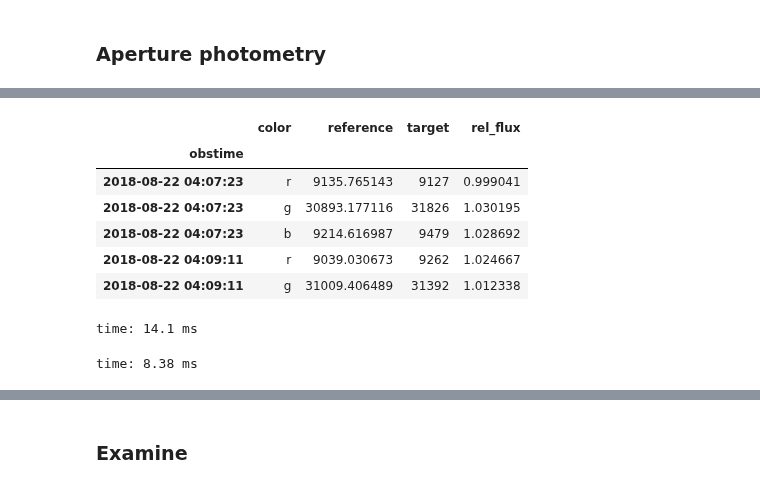
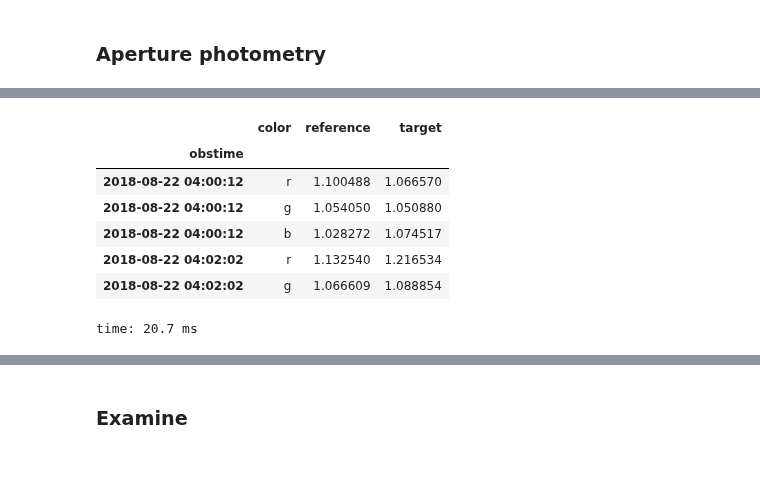
Before and after one commit to panoptes/panoptes-pipeline, a Jupyter notebook: notebooks/processing/PIAA-Build-Reference-PSC.ipynb, the cells around one changed output, grey strips where cells are left out. Saved outputs shown, nothing was run; the diff lists cells and outputs as text; code cells hidden in the pictures.

```diff
--- a/notebooks/processing/PIAA-Build-Reference-PSC.ipynb
+++ b/notebooks/processing/PIAA-Build-Reference-PSC.ipynb
@@ -108,3 +144,3 @@ time: 5.52 ms
 # %%
-num_refs = 10
+num_refs = 100
 # %% [output]
@@ -179,7 +223,7 @@ lc0 = pipeline.get_aperture_sums(
     ideal_psc,
     image_times,
     aperture_size=aperture_size,
-    plot_apertures=True,
+#     plot_apertures=True,
     aperture_fn=os.path.join(base_dir, 'apertures', f'{ticid}')
 )
 # %% [output]
@@ -199,3 +242,0 @@ time: 8.14 ms
-# %%
-lc0['rel_flux'] = sigma_clip(lc0.target / lc0.reference).filled(99)
-lc0 = lc0.loc[lc0.rel_flux != 99]
@@ -203,0 +256,11 @@ time: 12.9 ms
+# %%
+for field in ['reference', 'target']:
+    color_normer = lc0.groupby('color')[field].apply(lambda x: np.mean(x))
+
+    for color, normalizer in color_normer.iteritems():
+        print(f"{field} {color} μ={normalizer:.04f}")
+
+        # Get the raw values
+        raw_values = lc1.loc[lc1.color == color, (field)]
+
+        lc1.loc[lc1.color == color, (f'{field}')] = raw_values / normalizer
@@ -204,15 +275,11 @@ time: 12.9 ms
 # %%
-lc0.head()
+lc1.head()
 # %% [output]
-|  | color | reference | target | rel_flux |
-| obstime |  |  |  |  |
-| 2018-08-22 04:07:23 | r | 9135.765143 | 9127 | 0.999041 |
-| 2018-08-22 04:07:23 | g | 30893.177116 | 31826 | 1.030195 |
-| 2018-08-22 04:07:23 | b | 9214.616987 | 9479 | 1.028692 |
-| 2018-08-22 04:09:11 | r | 9039.030673 | 9262 | 1.024667 |
-| 2018-08-22 04:09:11 | g | 31009.406489 | 31392 | 1.012338 |
+|  | color | reference | target |
+| obstime |  |  |  |
+| 2018-08-22 04:00:12 | r | 1.100488 | 1.066570 |
+| 2018-08-22 04:00:12 | g | 1.054050 | 1.050880 |
+| 2018-08-22 04:00:12 | b | 1.028272 | 1.074517 |
+| 2018-08-22 04:02:02 | r | 1.132540 | 1.216534 |
+| 2018-08-22 04:02:02 | g | 1.066609 | 1.088854 |
-time: 14.1 ms
+time: 20.7 ms
-# %%
-color_normer = lc0[lc0.rel_flux != 99].groupby('color').rel_flux.apply(lambda x: np.median(x))
-# %% [output]
-time: 8.38 ms
```
Also changed, not shown: parts of 38 cells of this notebook, 6 other files.
